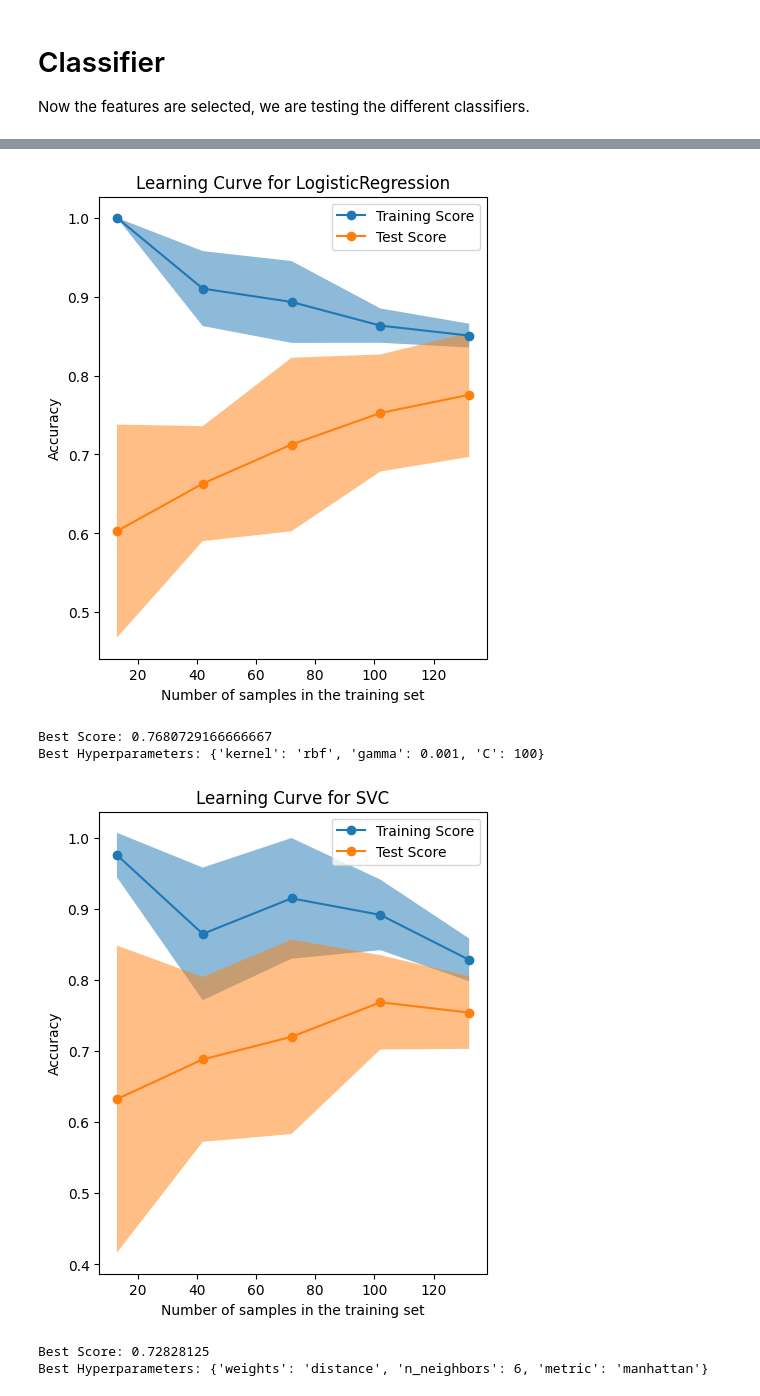
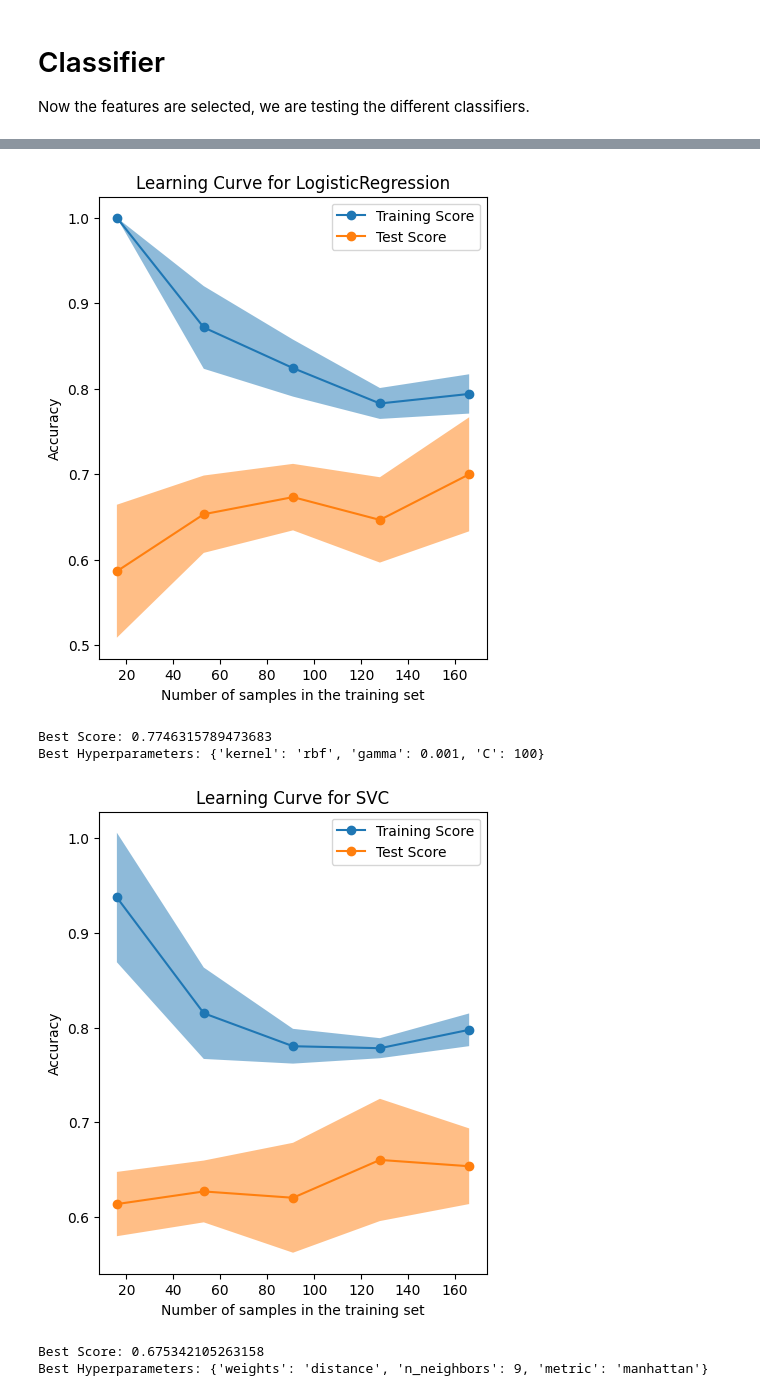
Before and after one commit to crystaljwang/tm10007-group-3, a Jupyter notebook: main_code.ipynb, the cells around one changed output, grey strips where cells are left out. Saved outputs shown, nothing was run; the diff lists cells and outputs as text; code cells hidden in the pictures.

Commit message:
main that was tested on the test set

```diff
--- a/main_code.ipynb
+++ b/main_code.ipynb
@@ -78,13 +78,13 @@ This code was used to split the data the first time. To make sure we were all us
 # %%
 # Load split data from our repository
 url = "https://raw.githubusercontent.com/crystaljwang/tm10007_group_3/main/data/"
-X_train_tot = pd.read_csv(url + 'X_train_tot.csv')
-y_train_tot = pd.read_csv(url + 'y_train_tot.csv')
+X_train = pd.read_csv(url + 'X_train_tot.csv')
+y_train = pd.read_csv(url + 'y_train_tot.csv')
 X_test = pd.read_csv(url + 'X_test.csv')
 y_test = pd.read_csv(url + 'y_test.csv')
 
 # Split the data into train and validation sets
-X_train, X_val, y_train, y_val = train_test_split(X_train_tot, y_train_tot, test_size=0.20, random_state=42)
+X_train1, X_val, y_train1, y_val = train_test_split(X_train, y_train, test_size=0.20, random_state=42)
 # %% [markdown]
 # Exploring the data
 # %%
@@ -209,6 +209,6 @@ Selected 56 features to be used for classification.
 # %%
 # ----- Feature selection -----
-lasso_selector = SelectFromModel(estimator=Lasso(alpha=0.025, max_iter=1000), threshold=None)
+lasso_selector = SelectFromModel(estimator=Lasso(alpha=0.015, max_iter=1000), threshold=None)
 lasso_selector.fit(X_train, y_train)
 lasso_list = [column for column in pd.DataFrame(X_train).columns[lasso_selector.get_support()]]
 n_original = X_train.shape[1]
@@ -227,7 +227,7 @@ Selected 14 from 56 features.
 # ----- Feature selection -----
 y_train = y_train.to_numpy()
 # Perform feature selection on the training set
-selector = SelectKBest(f_classif, k=15)
+selector = SelectKBest(f_classif, k=10)
 X_train = selector.fit_transform(X_train, y_train.ravel())
 
 
@@ -244,8 +244,12 @@ Selected 15 features to be used for classification.
 # Classifier
 Now the features are selected, we are testing the different classifiers.
 # %%
-def learning_curve(X_train, y_train, model, name):
+def learning_curve(X_train, y_train, search, model_name):
   fig, ax = plt.subplots(nrows=1, ncols=1, figsize=(5, 6))
+
+  model = search.best_estimator_  # get the best estimator from the RandomizedSearchCV object
+  model.set_params(**search.best_params_)  # set the best hyperparameters on the model
+
 
   common_params = {
       "X": X_train,
@@ -262,7 +266,7 @@ def learning_curve(X_train, y_train, model, name):
   LearningCurveDisplay.from_estimator(model, **common_params, ax=ax)
   handles, label = ax.get_legend_handles_labels()
   ax.legend(handles[:2], ["Training Score", "Test Score"])
-  ax.set_title(f"Learning Curve for {name.__class__.__name__}")
+  ax.set_title(f"Learning Curve for {model_name.__class__.__name__}")
   plt.show()
 # %%
 # VALIDATION
@@ -309,16 +313,16 @@ for model, grid in zip(model_pipeline, grid_list):
           model, grid,
           n_iter=500, scoring="roc_auc", n_jobs=-1, cv=5, random_state=1)
 
-  fit_model.append(search.fit(X_train, y_train))  # train model
+  search.fit(X_train, y_train)  # train model
 
   print('Best Score: %s' % search.best_score_)
   print('Best Hyperparameters: %s' % search.best_params_)
 
-  y_pred = search.predict(X_val)  # use trained model to predict values of y
-  acc_list.append(metrics.accuracy_score(y_val, y_pred))  # calculate accuracy on prediction of y
-  fpr, tpr, _thresholds = metrics.roc_curve(y_val, y_pred)
+  y_pred = search.predict(X_test)  # use trained model to predict values of y
+  acc_list.append(metrics.accuracy_score(y_test, y_pred))  # calculate accuracy on prediction of y
+  fpr, tpr, _thresholds = metrics.roc_curve(y_test, y_pred)
   auc_list.append(round(metrics.auc(fpr, tpr),2))  # calculate area under the curve on prediction of y
-  cm_list.append(confusion_matrix(y_val, y_pred))  # make confusion matrix on prediction of y
+  cm_list.append(confusion_matrix(y_test, y_pred))  # make confusion matrix on prediction of y
   learning_curve(X_train, y_train, search, model)  #make a learning curve with function learning curve. NB: this is a different model than the model trained above
 
 result_df = pd.DataFrame({'Model':model_list, 'Accuracy': acc_list, 'AUC': auc_list})
@@ -329,6 +333,6 @@ Best Hyperparameters: {'solver': 'lbfgs', 'penalty': 'l2', 'C': 1}
-[figure, old version]
+[figure, new version]
-Best Score: 0.7680729166666667
+Best Score: 0.7746315789473683
 Best Hyperparameters: {'kernel': 'rbf', 'gamma': 0.001, 'C': 100}
-[figure, old version]
+[figure, new version]
-Best Score: 0.72828125
-Best Hyperparameters: {'weights': 'distance', 'n_neighbors': 6, 'metric': 'manhattan'}
+Best Score: 0.675342105263158
+Best Hyperparameters: {'weights': 'distance', 'n_neighbors': 9, 'metric': 'manhattan'}
```
Also changed, not shown: parts of 6 cells of this notebook.
